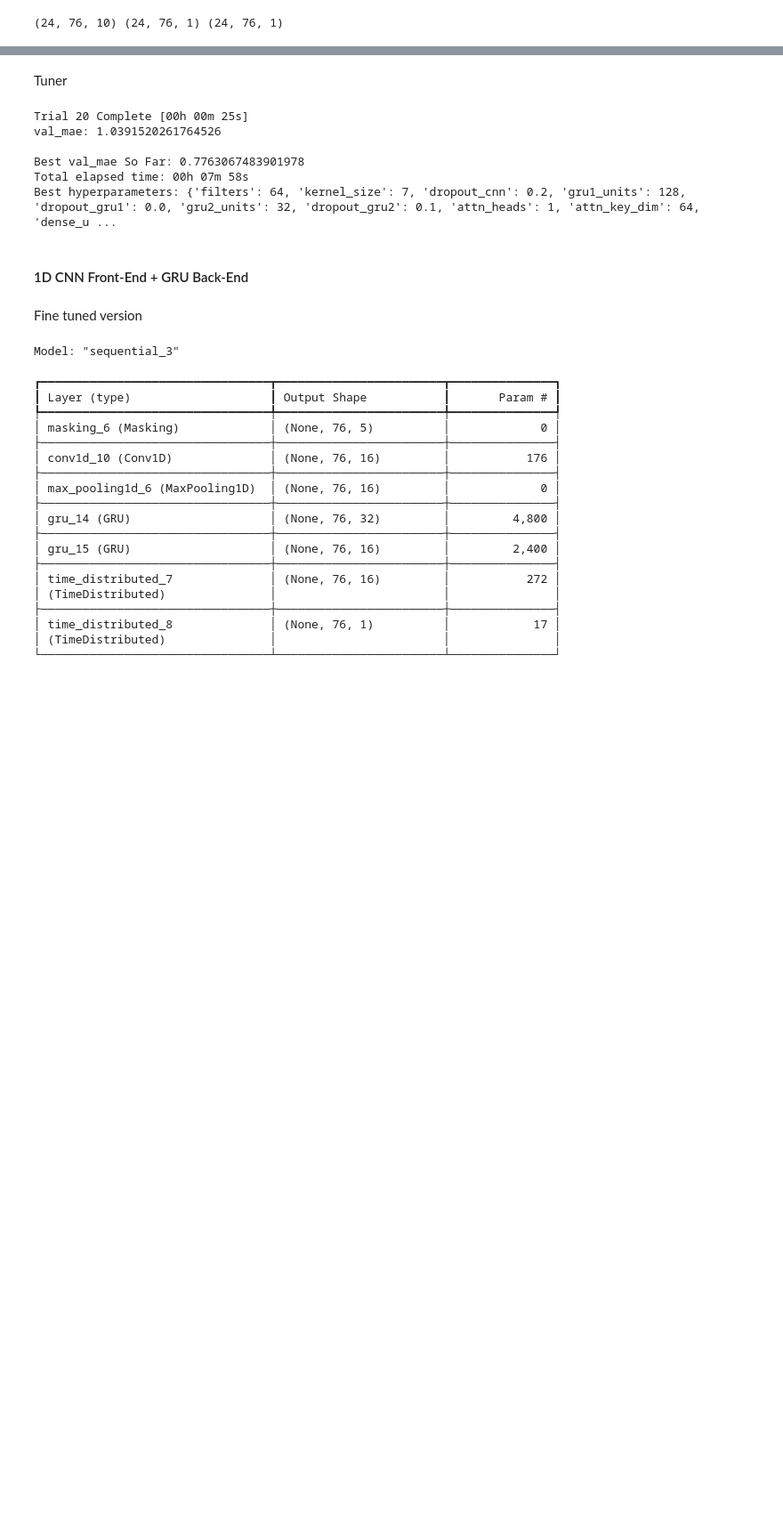
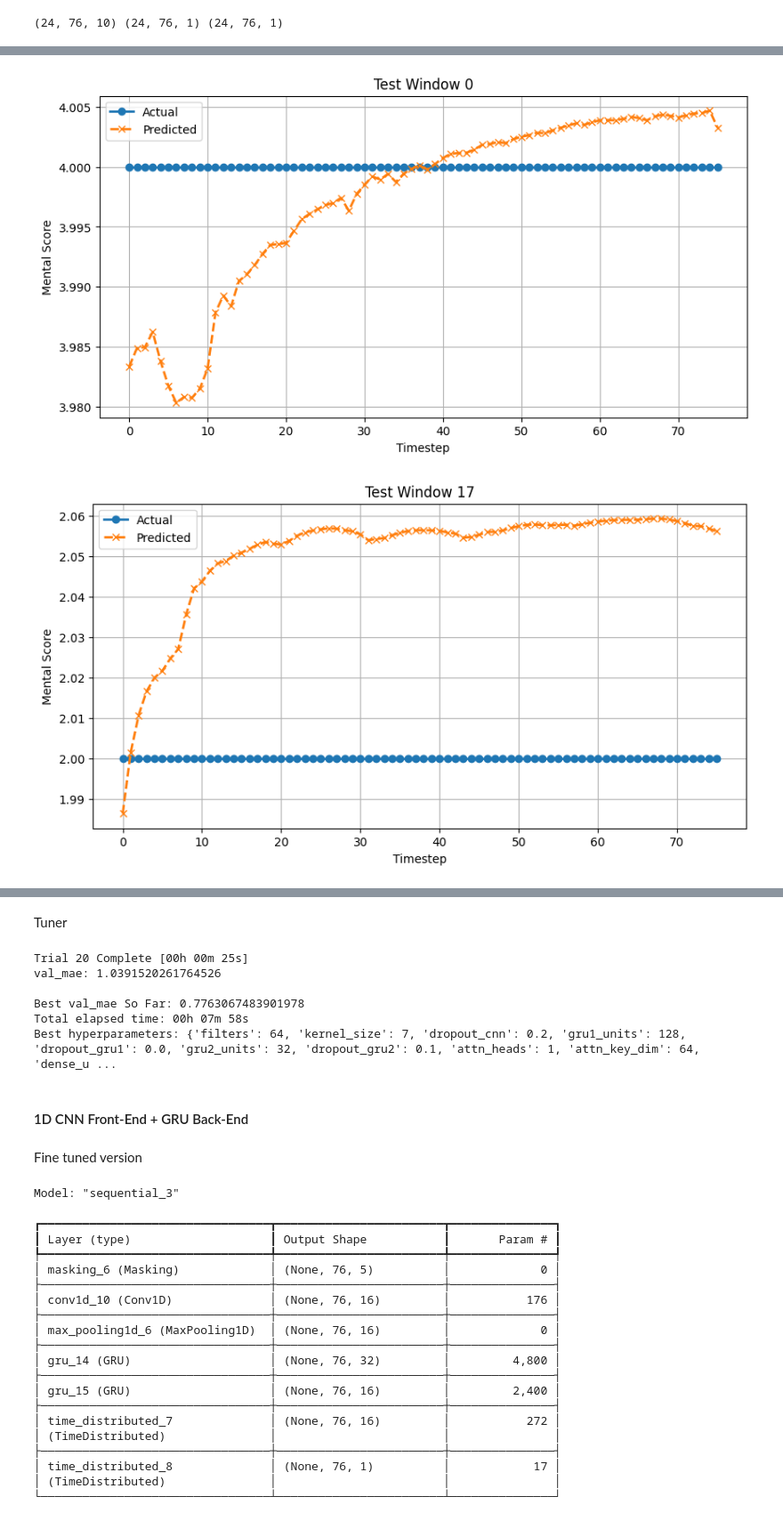
Before and after one commit to GokayToga/VRCM.Net, a Jupyter notebook: VRCMNet.ipynb, the cells around one changed output, grey strips where cells are left out. Shown at 89% size. Drawn from its saved outputs; the diff is of its cells as text; code cells hidden in the pictures; blank space fills up the shorter version.

```diff
--- a/VRCMNet.ipynb
+++ b/VRCMNet.ipynb
@@ -1262,0 +1135,37 @@ Test MSE: 1.7128620147705078 Test MAE: 1.246719241142273
+# %%
+import numpy as np
+import matplotlib.pyplot as plt
+
+# Pre-compute predictions once and for all
+y_pred_all = model.predict(X_test)  # shape (N_test, T, 1)
+
+def plot_test_window(idx, X_test, y_test, sw_test, y_pred=y_pred_all):
+    """
+    Plot one test window idx using the same arrays everywhere.
+    """
+    # 1) Compute valid length
+    valid = sw_test[idx] > 0
+    real_len = int(np.sum(valid))
+
+    # 2) Slice true & pred
+    y_true = y_test[idx].squeeze()[:real_len]
+    y_pr   = y_pred[idx].squeeze()[:real_len]
+    t = np.arange(real_len)
+
+    # 3) Plot
+    plt.figure(figsize=(10, 5))
+    plt.plot(t, y_true, 'o-', label='Actual', linewidth=2)
+    plt.plot(t, y_pr,   'x--', label='Predicted', linewidth=2)
+    plt.xlabel("Timestep")
+    plt.ylabel("Mental Score")
+    plt.title(f"Test Window {idx}")
+    plt.legend()
+    plt.grid(True)
+    plt.show()
+
+# Usage examples:
+plot_test_window(0, X_test, y_test, sw_test)
+plot_test_window(17, X_test, y_test, sw_test)
+plot_test_window(42, X_test, y_test, sw_test)
+plot_test_window(4712, X_test, y_test, sw_test)
+# %% [output]
@@ -1262,0 +1173,2 @@ Test MSE: 1.7128620147705078 Test MAE: 1.246719241142273
+[figure, added]
+[figure, added]
```
Also changed, not shown: parts of 37 cells of this notebook.
